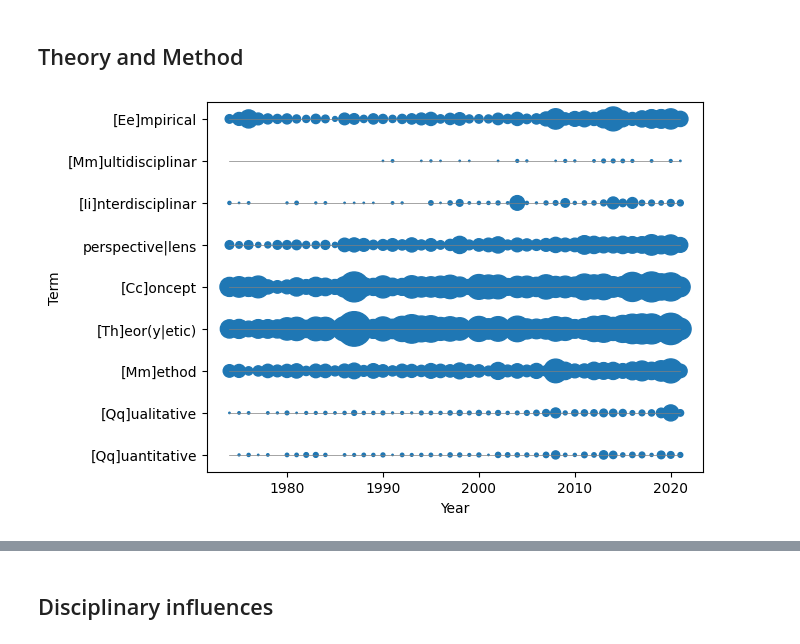
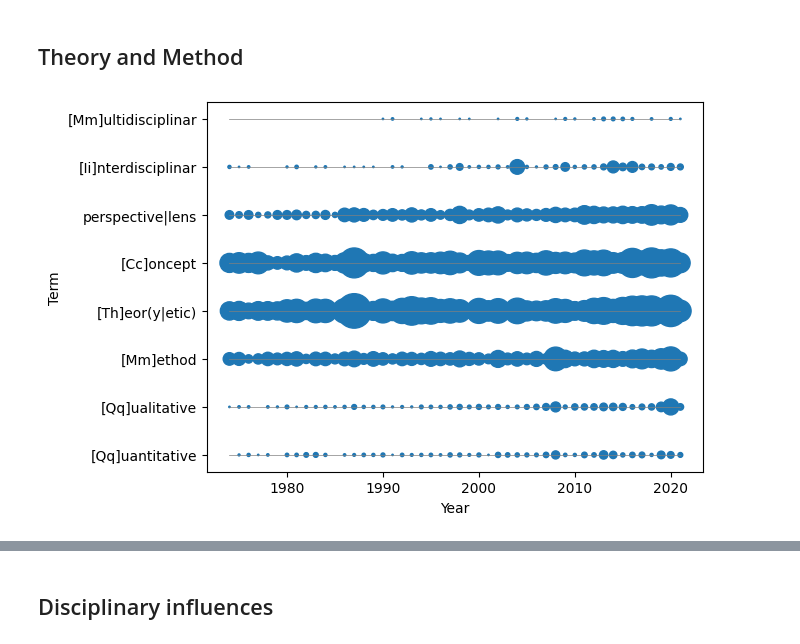
Before and after one commit to cboulanger/jls-bibliometry, a Jupyter notebook: jls-corpus-analyses.ipynb, the cells around one changed output, grey strips where cells are left out. Cells and saved outputs as stored; diff of their text form; code cells hidden in the pictures.

```diff
--- a/jls-corpus-analyses.ipynb
+++ b/jls-corpus-analyses.ipynb
@@ -72,7 +74,7 @@ plot_by_year(data, file='docs/jls-ts-tf-teaching-research-evaluation.png')
 # %% [markdown]
 ## Theory and Method
 # %%
-data = prepare_data(articles_df, [r'[Qq]uantitative' , r'[Qq]ualitative' , r'[Mm]ethod',  r'[Th]eor(y|etic)', r'[Cc]oncept', r'perspective|lens', r'[Ii]nterdisciplinar', r'[Mm]ultidisciplinar', '[Ee]mpirical'])
+data = prepare_data(articles_df, [r'[Qq]uantitative' , r'[Qq]ualitative' , r'[Mm]ethod',  r'[Th]eor(y|etic)', r'[Cc]oncept', r'perspective|lens', r'[Ii]nterdisciplinar', r'[Mm]ultidisciplinar'])
 plot_by_year(data, file="docs/jls-ts-tf-theory-method.png")
 # %% [output]
-[figure, old version]
+[figure, new version]
```
Also changed, not shown: parts of 6 cells of this notebook, 11 other files.
